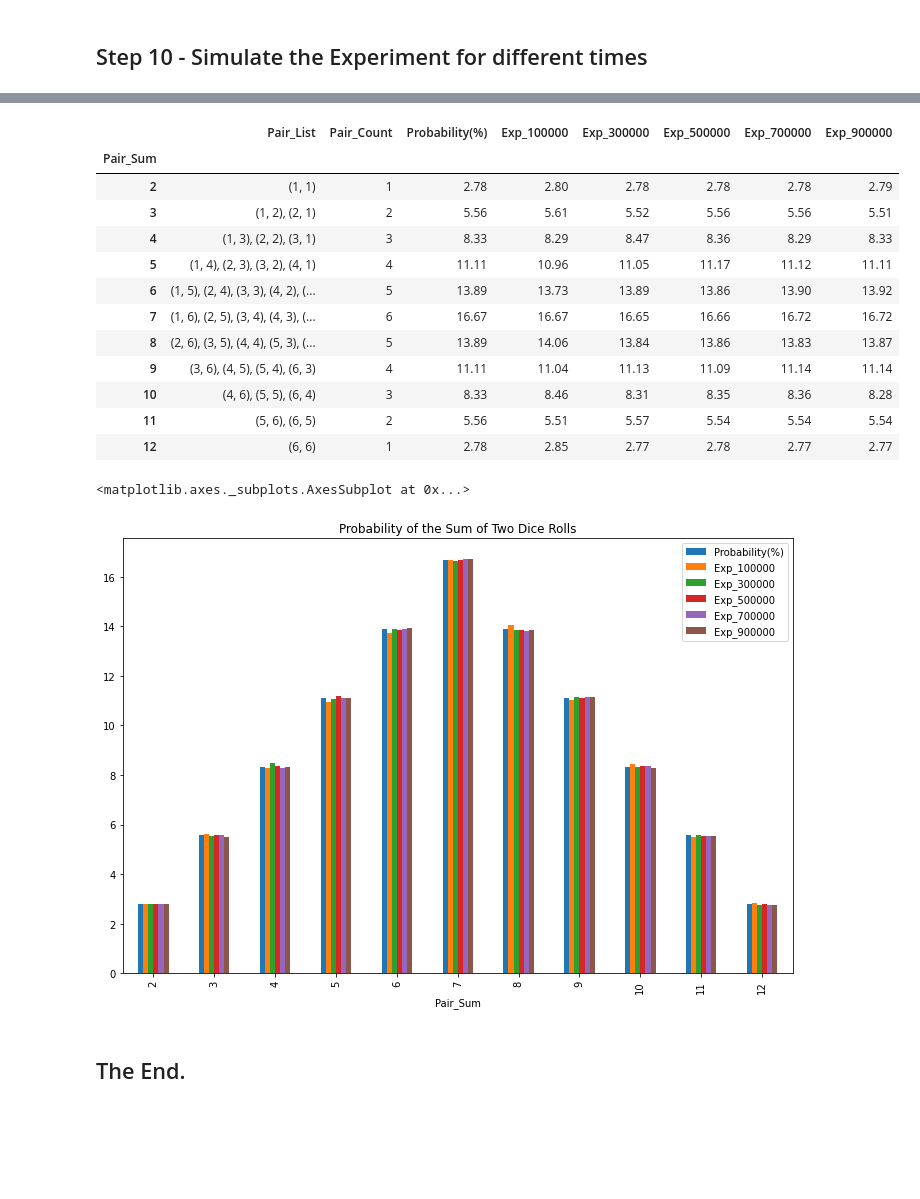
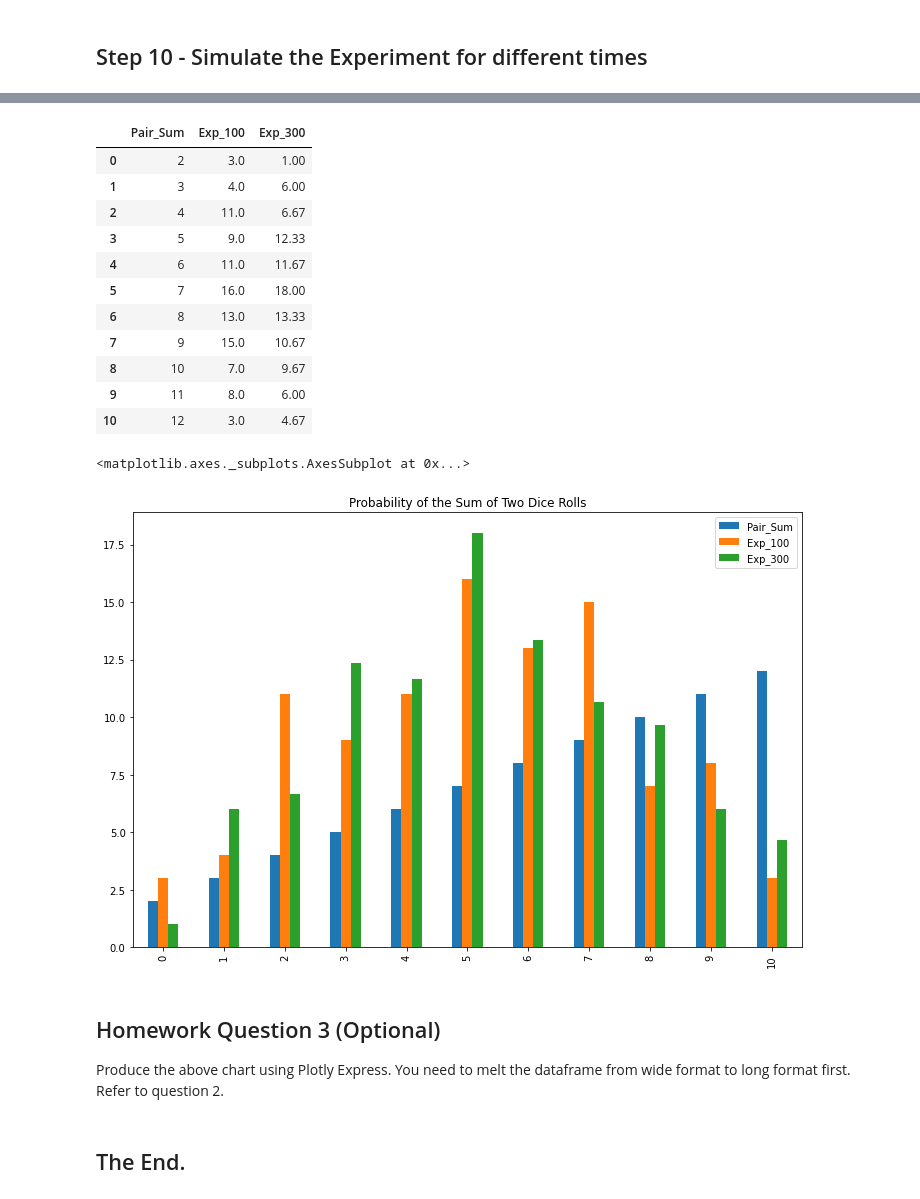
Before and after one commit to DATA-690-SPRING-2022/jay_data690, a Jupyter notebook: roll_dice.ipynb, the cells around one changed output, grey strips where cells are left out. Cells and saved outputs as stored; diff of their text form; code cells hidden in the pictures; blank space fills up the shorter version.

```diff
--- a/roll_dice.ipynb
+++ b/roll_dice.ipynb
@@ -261,3 +305,7 @@ def simulate(N):
     unique_list = set(sum_list)
     frequency = [sum_list.count(x) for x in unique_list]
     df_agg[f"Exp_{N}"] = [round(100 * x/N, 2) for x in frequency]
+# %%
+df_agg = pd.DataFrame(data=unique_list, columns=["Pair_Sum"])
+
+df_agg
@@ -264,24 +325,34 @@ def simulate(N):
 # %%
-for n in range(100000, 1000000, 200000):
+
+
+
+
+for n in range(100, 500, 200):
     simulate(n)
 
 df_agg
 # %% [output]
-|  | Pair_List | Pair_Count | Probability(%) | Exp_100000 | Exp_300000 | Exp_500000 | Exp_700000 | Exp_900000 |
-| Pair_Sum |  |  |  |  |  |  |  |  |
-| 2 | (1, 1) | 1 | 2.78 | 2.80 | 2.78 | 2.78 | 2.78 | 2.79 |
-| 3 | (1, 2), (2, 1) | 2 | 5.56 | 5.61 | 5.52 | 5.56 | 5.56 | 5.51 |
-| 4 | (1, 3), (2, 2), (3, 1) | 3 | 8.33 | 8.29 | 8.47 | 8.36 | 8.29 | 8.33 |
-| 5 | (1, 4), (2, 3), (3, 2), (4, 1) | 4 | 11.11 | 10.96 | 11.05 | 11.17 | 11.12 | 11.11 |
-| 6 | (1, 5), (2, 4), (3, 3), (4, 2), (... | 5 | 13.89 | 13.73 | 13.89 | 13.86 | 13.90 | 13.92 |
-| 7 | (1, 6), (2, 5), (3, 4), (4, 3), (... | 6 | 16.67 | 16.67 | 16.65 | 16.66 | 16.72 | 16.72 |
-| 8 | (2, 6), (3, 5), (4, 4), (5, 3), (... | 5 | 13.89 | 14.06 | 13.84 | 13.86 | 13.83 | 13.87 |
-| 9 | (3, 6), (4, 5), (5, 4), (6, 3) | 4 | 11.11 | 11.04 | 11.13 | 11.09 | 11.14 | 11.14 |
-| 10 | (4, 6), (5, 5), (6, 4) | 3 | 8.33 | 8.46 | 8.31 | 8.35 | 8.36 | 8.28 |
-| 11 | (5, 6), (6, 5) | 2 | 5.56 | 5.51 | 5.57 | 5.54 | 5.54 | 5.54 |
-| 12 | (6, 6) | 1 | 2.78 | 2.85 | 2.77 | 2.78 | 2.77 | 2.77 |
+|  | Pair_Sum | Exp_100 | Exp_300 |
+| 0 | 2 | 3.0 | 1.00 |
+| 1 | 3 | 4.0 | 6.00 |
+| 2 | 4 | 11.0 | 6.67 |
+| 3 | 5 | 9.0 | 12.33 |
+| 4 | 6 | 11.0 | 11.67 |
+| 5 | 7 | 16.0 | 18.00 |
+| 6 | 8 | 13.0 | 13.33 |
+| 7 | 9 | 15.0 | 10.67 |
+| 8 | 10 | 7.0 | 9.67 |
+| 9 | 11 | 8.0 | 6.00 |
+| 10 | 12 | 3.0 | 4.67 |
 # %%
-df_agg.iloc[:,2:].plot.bar(figsize=(12,8), title="Probability of the Sum of Two Dice Rolls")
+#df_agg.iloc[:,2:].plot.bar(figsize=(12,8), title="Probability of the Sum of Two Dice Rolls")
+
+df_agg.plot.bar(x=figsize=(12,8), title="Probability of the Sum of Two Dice Rolls")
 # %% [output]
 <matplotlib.axes._subplots.AxesSubplot at 0x...>
-[figure, old version]
+[figure, new version]
+# %% [markdown]
+## Homework Question 3 (Optional)
+
+Produce the above chart using Plotly Express.
+You need to melt the dataframe from wide format to long format first. Refer to question 2.
```
Also changed, not shown: parts of 17 cells of this notebook.
